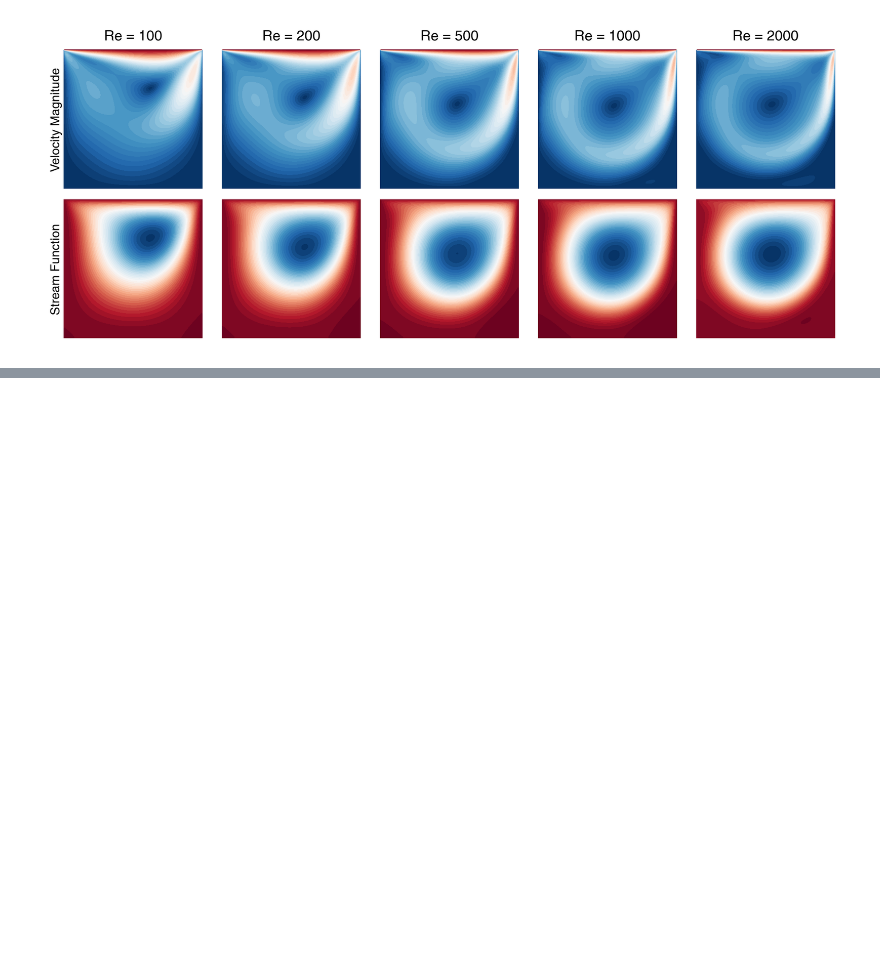
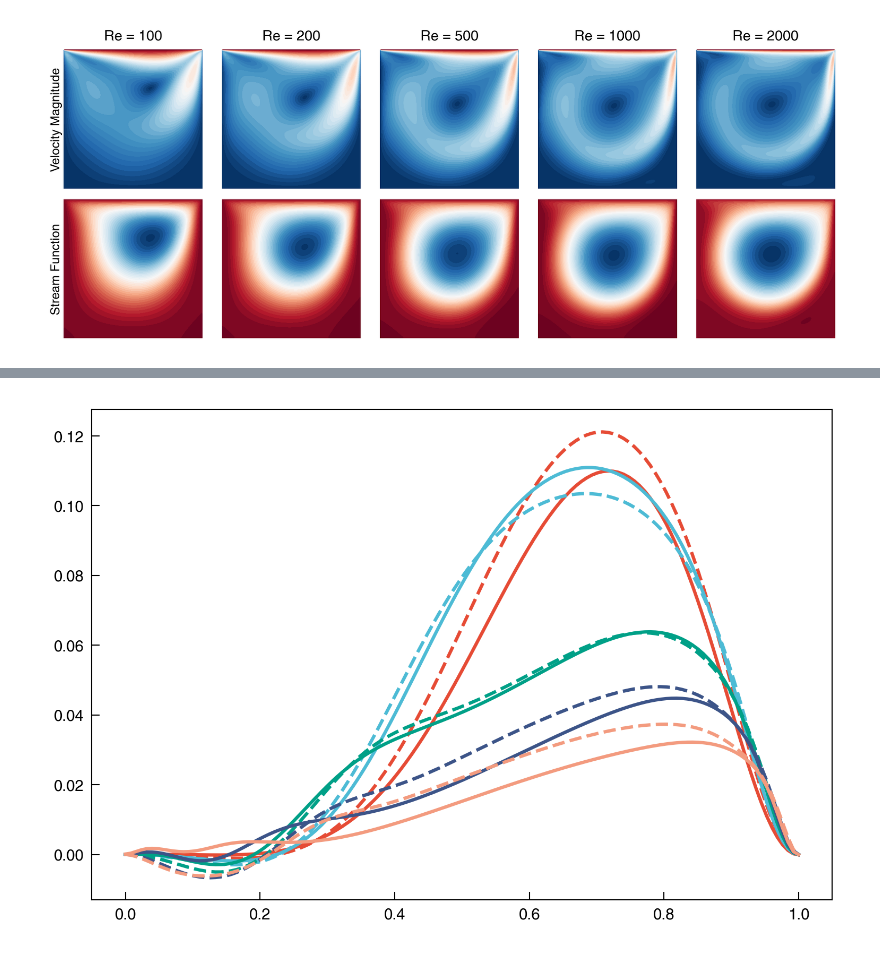
Before and after one commit to NanxiiChen/PI-CViT, a Jupyter notebook: ldc/eval.ipynb, the cells around one changed output, grey strips where cells are left out. Cells and saved outputs as stored; diff of their text form; code cells hidden in the pictures; blank space fills up the shorter version.

```diff
--- a/ldc/eval.ipynb
+++ b/ldc/eval.ipynb
@@ -122,0 +267,26 @@ for idx, (re_val, data_path) in enumerate(zip(re_vals, data_paths)):
+# %%
+# 绘制 v 在 x=0.5 处的剖面图
+x_index = Nx // 2  # x=0.5 对应的索引
+plt.figure(figsize=(6, 4))
+for i, this_reynold in enumerate(target_reynold):
+    ref_data = jnp.load(
+        f"{data_dir}/flow_fields_Re{int(this_reynold[0])}_N128.npz"
+    )
+    ref_v = ref_data["v"]  # (H, W)
+    plt.plot(
+        y,
+        ref_v[:, x_index],
+        label=f"Ref. Re={int(this_reynold[0])}",
+        linestyle="--",
+        color=f"C{i}",
+    )
+
+    plt.plot(
+        y,
+        v[i, :, x_index],
+        label=f"Pred. Re={int(this_reynold[0])}",
+        linestyle="-",
+        color=f"C{i}",
+    )
+# %% [output]
+[figure, added]
```
Also changed, not shown: parts of 4 cells of this notebook, 5 other files.
